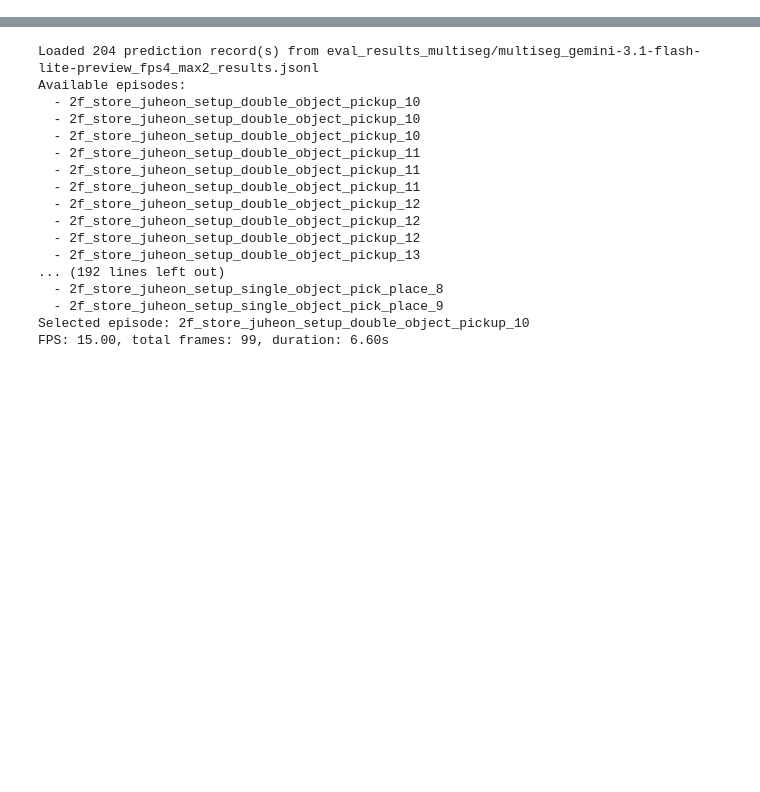
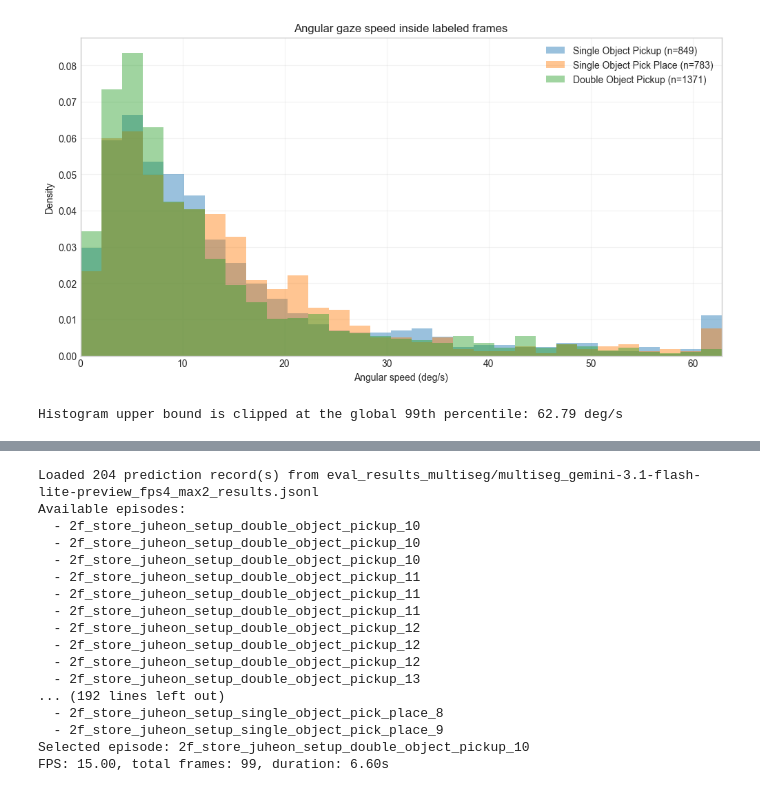
Before and after one commit to dgjun32/aria_keyframe_labeling, a Jupyter notebook: multiseg_eval_episode_compare.ipynb, the cells around one changed output, grey strips where cells are left out. Saved outputs shown, nothing was run; the diff lists cells and outputs as text; code cells hidden in the pictures; blank space fills up the shorter version.

```diff
--- a/multiseg_eval_episode_compare.ipynb
+++ b/multiseg_eval_episode_compare.ipynb
@@ -0,0 +334,18 @@
+# %%
+labeled_df = frames_df[frames_df["label"] == 1].copy()
+
+task_speed_stats = (
+    labeled_df.groupby("task", sort=False)["angular_speed_deg_s"]
+    .agg(
+        samples="count",
+        mean="mean",
+        median="median",
+        std="std",
+        p90=lambda series: series.quantile(0.90),
+        p95=lambda series: series.quantile(0.95),
+        max="max",
+    )
+    .round(2)
+)
+
+display(task_speed_stats)
@@ -0,0 +358,31 @@
+# %%
+hist_max = float(labeled_df["angular_speed_deg_s"].quantile(0.99))
+bins = np.linspace(0.0, hist_max, 32)
+
+fig, ax = plt.subplots(figsize=(12, 6))
+for task_label in TASK_ORDER:
+    task_values = labeled_df.loc[
+        labeled_df["task"] == task_label,
+        "angular_speed_deg_s",
+    ].clip(upper=hist_max)
+    ax.hist(
+        task_values,
+        bins=bins,
+        density=True,
+        alpha=0.45,
+        label=f"{task_label} (n={len(task_values)})",
+        color=TASK_COLORS[task_label],
+    )
+
+ax.set_title("Angular gaze speed inside labeled frames")
+ax.set_xlabel("Angular speed (deg/s)")
+ax.set_ylabel("Density")
+ax.set_xlim(0, hist_max)
+ax.legend()
+ax.grid(alpha=0.25)
+plt.show()
+
+print(f"Histogram upper bound is clipped at the global 99th percentile: {hist_max:.2f} deg/s")
+# %% [output]
+[figure, added]
+Histogram upper bound is clipped at the global 99th percentile: 62.79 deg/s
```
Also changed, not shown: parts of 36 cells of this notebook, 7 other files.
